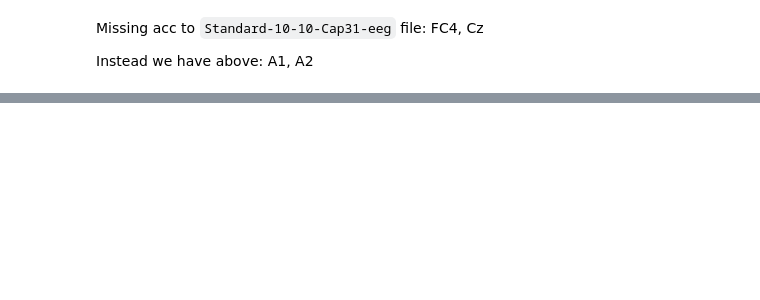
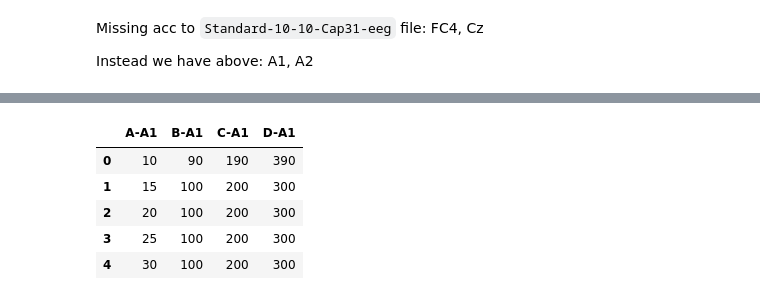
Before and after one commit to erlahrafnkels/DepEEG, a Jupyter notebook: Notebooks/data_exploration.ipynb, the cells around one changed output, grey strips where cells are left out. Cells and saved outputs as stored; diff of their text form; code cells hidden in the pictures; blank space fills up the shorter version.

```diff
--- a/Notebooks/data_exploration.ipynb
+++ b/Notebooks/data_exploration.ipynb
@@ -100,0 +162,17 @@ data_s5.head()
+# %%
+to_update = ['B','C','D']
+to_rename = ['B','D']
+headers = list(stock_returns)
+stock_returns.update(stock_returns[to_update].sub(stock_returns['A'], axis=0))
+#if to_rename in header 890öð-+'
+#s:
+#    print('te')
+stock_returns = stock_returns.add_suffix('-A1')
+stock_returns
+# %% [output]
+|  | A-A1 | B-A1 | C-A1 | D-A1 |
+| 0 | 10 | 90 | 190 | 390 |
+| 1 | 15 | 100 | 200 | 300 |
+| 2 | 20 | 100 | 200 | 300 |
+| 3 | 25 | 100 | 200 | 300 |
+| 4 | 30 | 100 | 200 | 300 |
```
Also changed, not shown: parts of 17 cells of this notebook, 3 other files.
